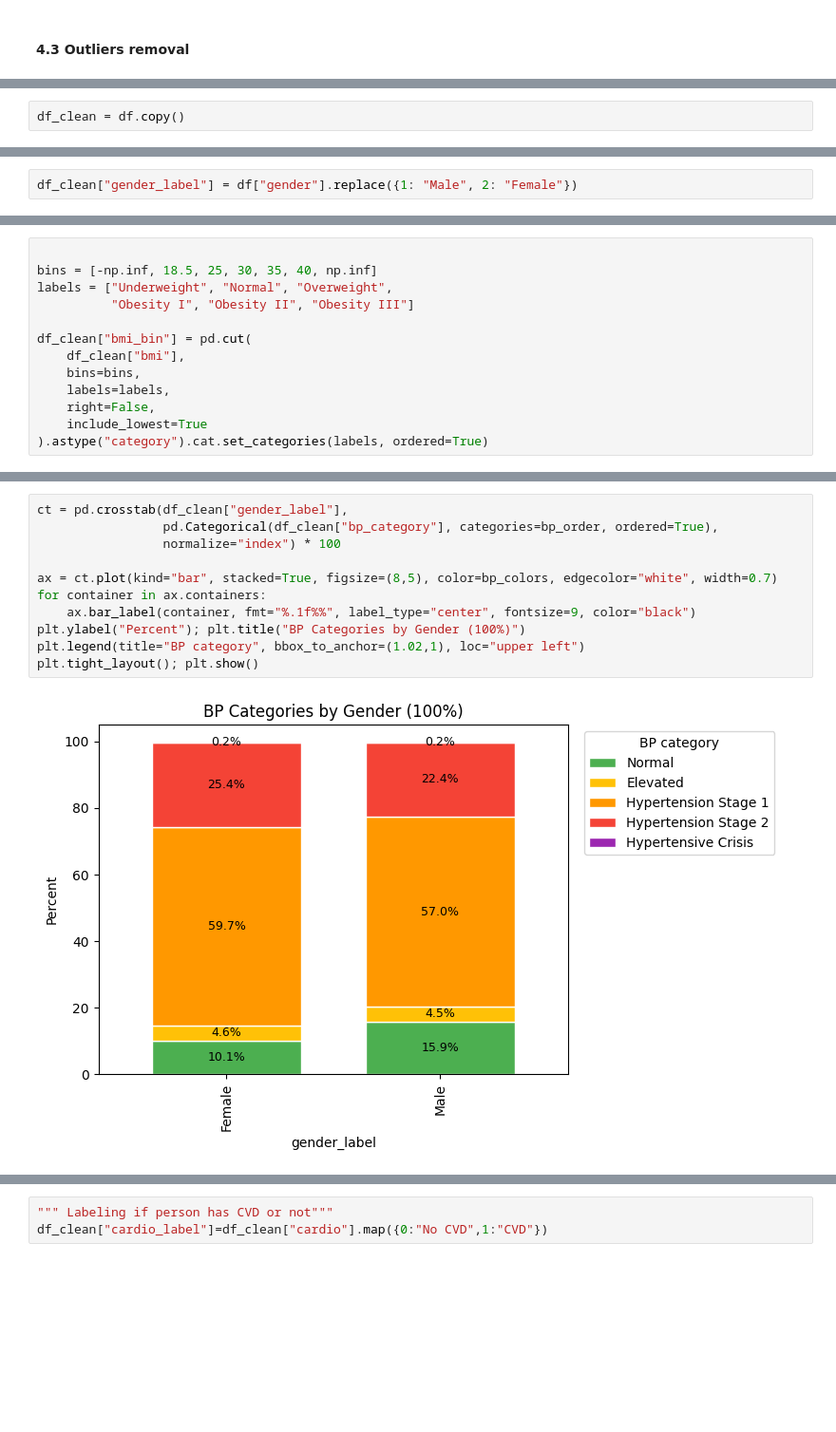
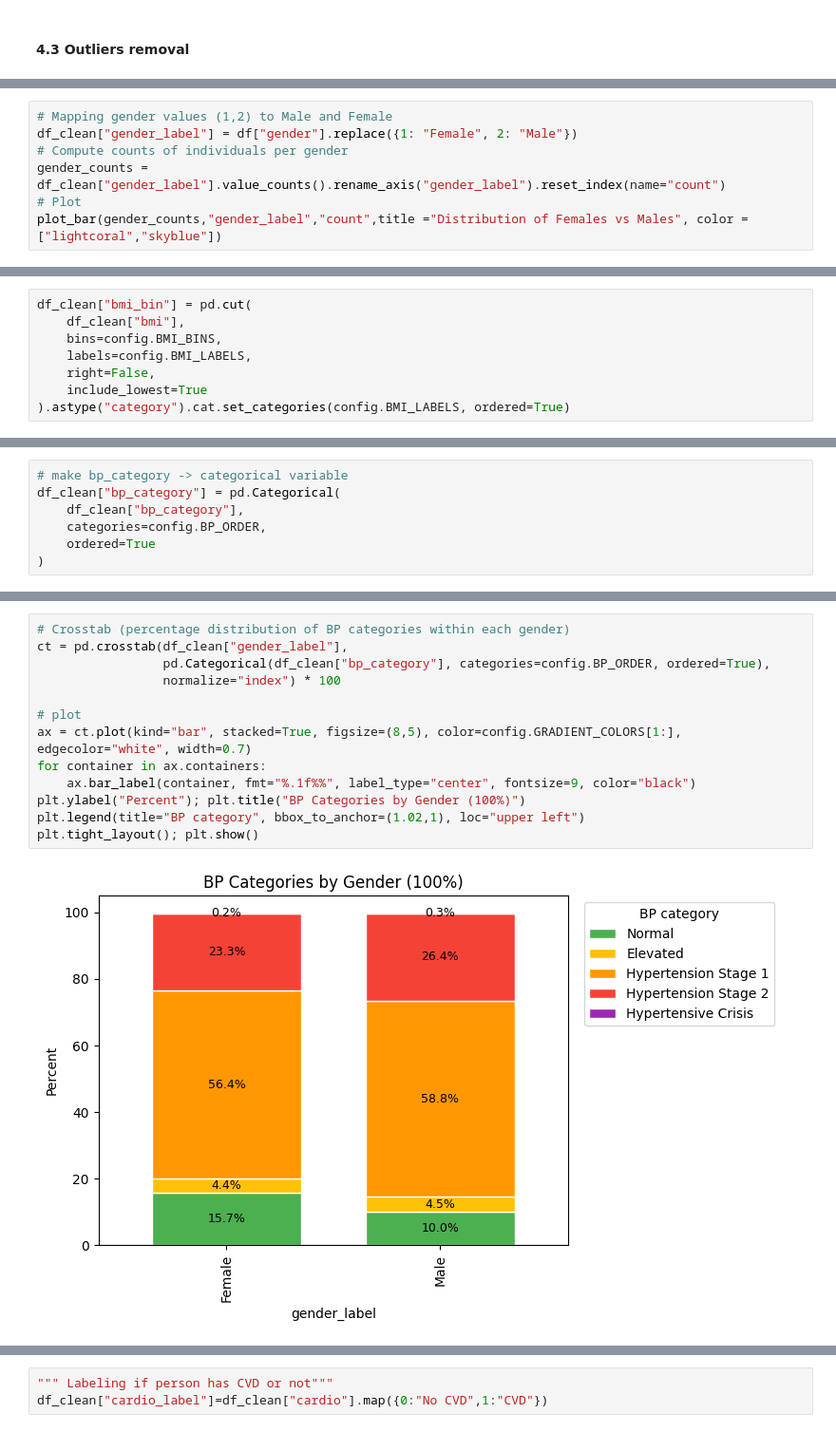
Before and after one commit to lizabguercho/DI_Final_Project_CVD, a Jupyter notebook: Final_project.ipynb, the cells around one changed output, grey strips where cells are left out. Shown at 95% size. Saved outputs shown, nothing was run; the diff lists cells and outputs as text; blank space fills up the shorter version.

Commit message:
finished interpretation of plots until bp categories

```diff
--- a/Final_project.ipynb
+++ b/Final_project.ipynb
@@ -387,2 +330,0 @@ Removed rows: 1411
-# %%
-df_clean = df.copy()
@@ -425,2 +390,7 @@ df_clean.head()
 # %%
-df_clean["gender_label"] = df["gender"].replace({1: "Male", 2: "Female"})
+# Mapping gender values (1,2) to Male and Female
+df_clean["gender_label"] = df["gender"].replace({1: "Female", 2: "Male"})
+# Compute counts of individuals per gender
+gender_counts = df_clean["gender_label"].value_counts().rename_axis("gender_label").reset_index(name="count")
+# Plot
+plot_bar(gender_counts,"gender_label","count",title ="Distribution of Females vs Males", color =["lightcoral","skyblue"])
@@ -438,13 +423,8 @@ plot_bar(gender_counts,"gender_label","count",title ="Distribution of Males vs F
 # %%
-
-bins = [-np.inf, 18.5, 25, 30, 35, 40, np.inf]
-labels = ["Underweight", "Normal", "Overweight",
-          "Obesity I", "Obesity II", "Obesity III"]
-
 df_clean["bmi_bin"] = pd.cut(
     df_clean["bmi"],
-    bins=bins,
-    labels=labels,
+    bins=config.BMI_BINS,
+    labels=config.BMI_LABELS,
     right=False,
     include_lowest=True
-).astype("category").cat.set_categories(labels, ordered=True)
+).astype("category").cat.set_categories(config.BMI_LABELS, ordered=True)
@@ -533 +478,8 @@ bp_counts2 = bp_counts2.sort_values("bp_category")
+# %%
+# make bp_category -> categorical variable
+df_clean["bp_category"] = pd.Categorical(
+    df_clean["bp_category"],
+    categories=config.BP_ORDER,
+    ordered=True
+)
 # %%
@@ -546,13 +512,15 @@ plot_bar(bp_counts2,"bp_category","count",title ="Distribution of BP ", color =
 # %%
+# Crosstab (percentage distribution of BP categories within each gender)
 ct = pd.crosstab(df_clean["gender_label"],
-                 pd.Categorical(df_clean["bp_category"], categories=bp_order, ordered=True),
+                 pd.Categorical(df_clean["bp_category"], categories=config.BP_ORDER, ordered=True),
                  normalize="index") * 100
 
-ax = ct.plot(kind="bar", stacked=True, figsize=(8,5), color=bp_colors, edgecolor="white", width=0.7)
+# plot
+ax = ct.plot(kind="bar", stacked=True, figsize=(8,5), color=config.GRADIENT_COLORS[1:], edgecolor="white", width=0.7)
 for container in ax.containers:
     ax.bar_label(container, fmt="%.1f%%", label_type="center", fontsize=9, color="black")
 plt.ylabel("Percent"); plt.title("BP Categories by Gender (100%)")
 plt.legend(title="BP category", bbox_to_anchor=(1.02,1), loc="upper left")
 plt.tight_layout(); plt.show()
 # %% [output]
-[figure, old version]
+[figure, new version]
```
Also changed, not shown: parts of 62 cells of this notebook, 2 other files.
